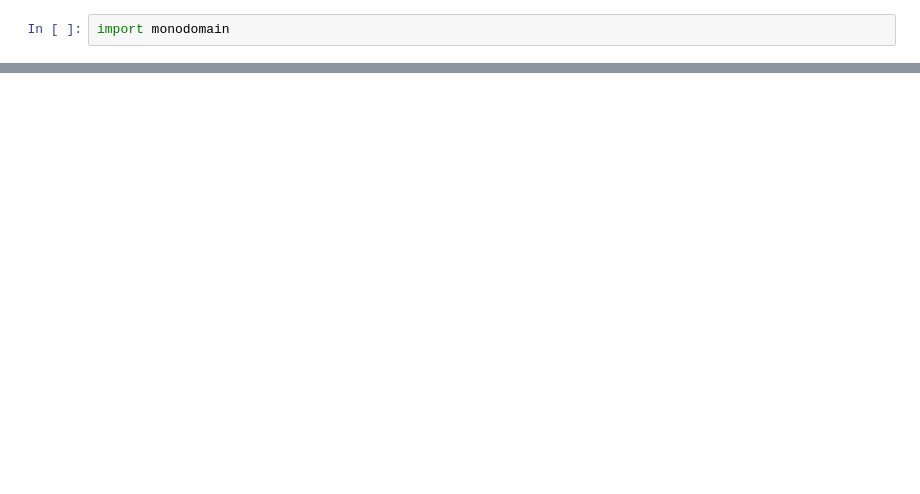
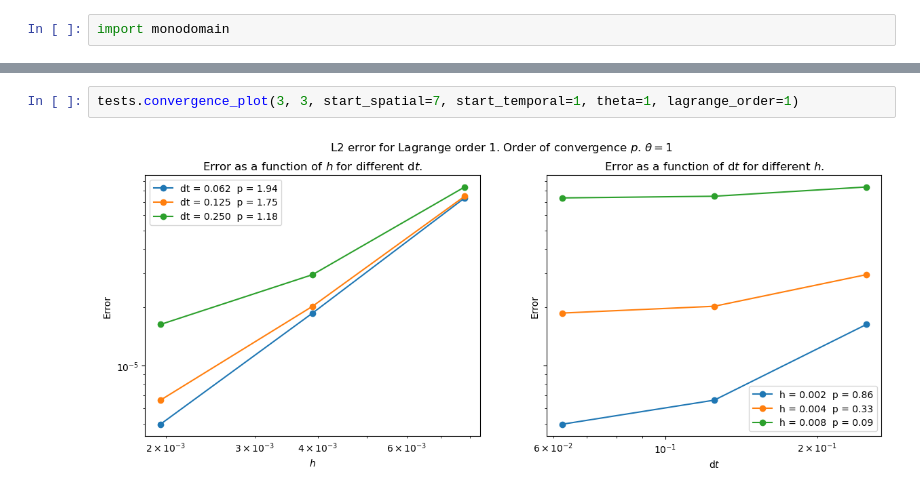
Before and after one commit to aledha/Computing-the-Electrical-Activity-in-the-Heart, a Jupyter notebook: operator splitting/op_split_convergence.ipynb, the cells around one changed output, grey strips where cells are left out. Cells and saved outputs as stored; diff of their text form; blank space fills up the shorter version.

```diff
--- a/operator splitting/op_split_convergence.ipynb
+++ b/operator splitting/op_split_convergence.ipynb
@@ -196,0 +64,4 @@ tests.convergence_plot(5, 4, start_spatial=1, start_temporal=5, theta=0.5, lagra
+# %%
+tests.convergence_plot(3, 3, start_spatial=7, start_temporal=1, theta=1, lagrange_order=1)
+# %% [output]
+[figure, added]
```
Also changed, not shown: parts of 15 cells of this notebook, 4 other files.
